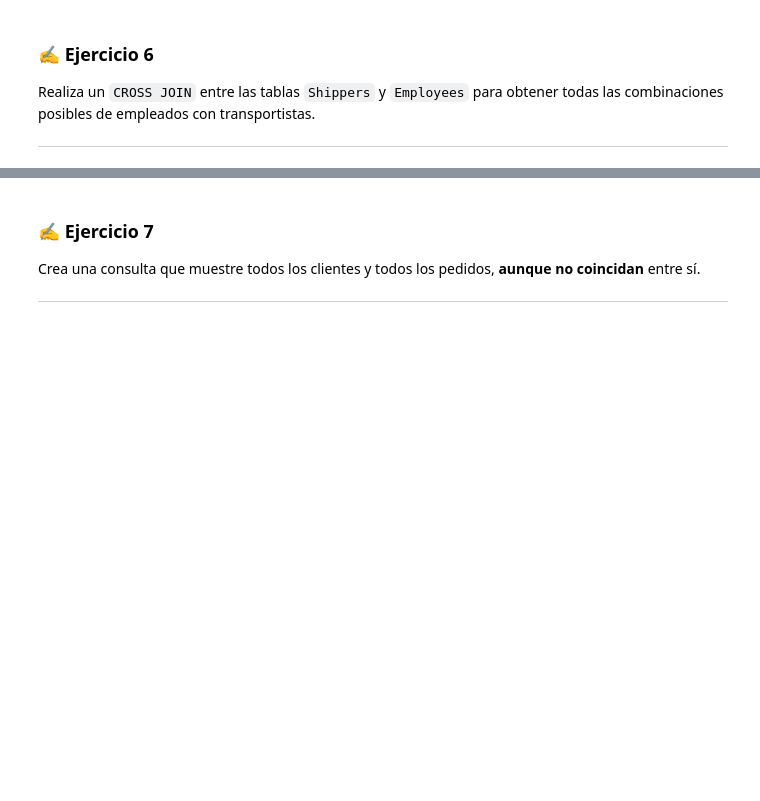
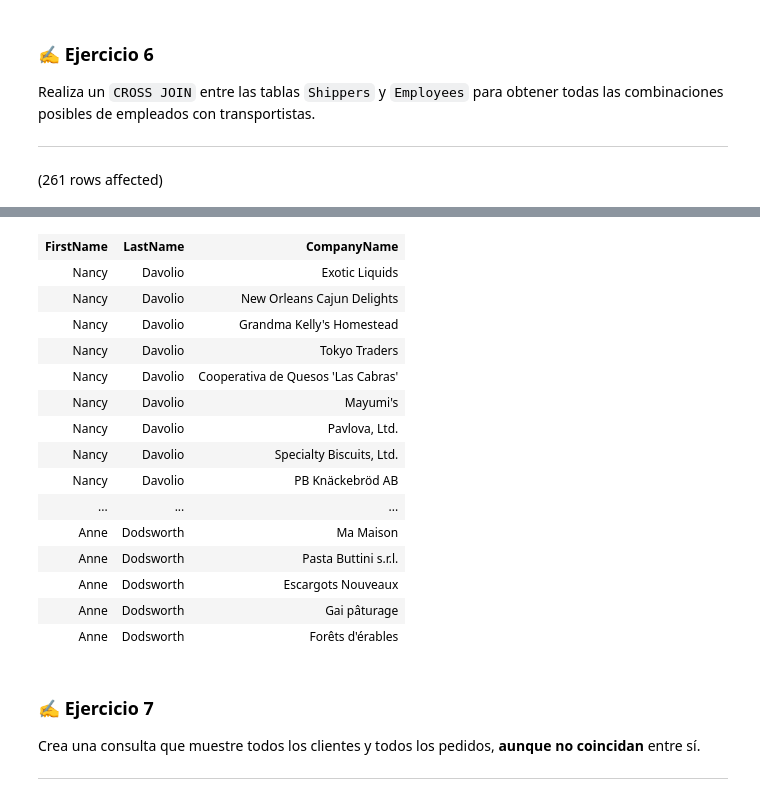
Before and after one commit to Gigomez23/baseDeDatos, a Jupyter notebook: FdBD/Notebook - Uso de JOINS con Northwind.ipynb, the cells around one changed output, grey strips where cells are left out. Drawn from its saved outputs; the diff is of its cells as text; code cells hidden in the pictures; blank space fills up the shorter version.

```diff
--- a/FdBD/Notebook - Uso de JOINS con Northwind.ipynb
+++ b/FdBD/Notebook - Uso de JOINS con Northwind.ipynb
@@ -299,0 +317,6 @@ Realiza un `CROSS JOIN` entre las tablas `Shippers` y `Employees` para obtener t
+# %%
+SELECT e.FirstName, e.LastName, s.CompanyName
+FROM Employees AS e
+CROSS JOIN Suppliers AS s;
+# %% [output]
+(261 rows affected)
@@ -300,3 +324,19 @@ Realiza un `CROSS JOIN` entre las tablas `Shippers` y `Employees` para obtener t
+| FirstName | LastName | CompanyName |
+| Nancy | Davolio | Exotic Liquids |
+| Nancy | Davolio | New Orleans Cajun Delights |
+| Nancy | Davolio | Grandma Kelly's Homestead |
+| Nancy | Davolio | Tokyo Traders |
+| Nancy | Davolio | Cooperativa de Quesos 'Las Cabras' |
+| Nancy | Davolio | Mayumi's |
+| Nancy | Davolio | Pavlova, Ltd. |
+| Nancy | Davolio | Specialty Biscuits, Ltd. |
+| Nancy | Davolio | PB Knäckebröd AB |
+| ... | ... | ... |
+| Anne | Dodsworth | Ma Maison |
+| Anne | Dodsworth | Pasta Buttini s.r.l. |
+| Anne | Dodsworth | Escargots Nouveaux |
+| Anne | Dodsworth | Gai pâturage |
+| Anne | Dodsworth | Forêts d'érables |
 # %% [markdown]
 ### ✍️ Ejercicio 7
 
```
Also changed, not shown: parts of 5 cells of this notebook.
